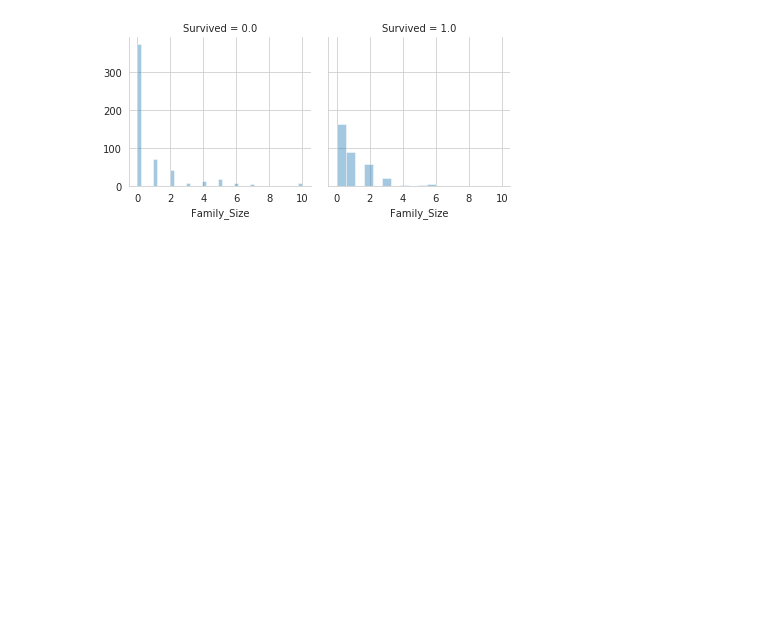
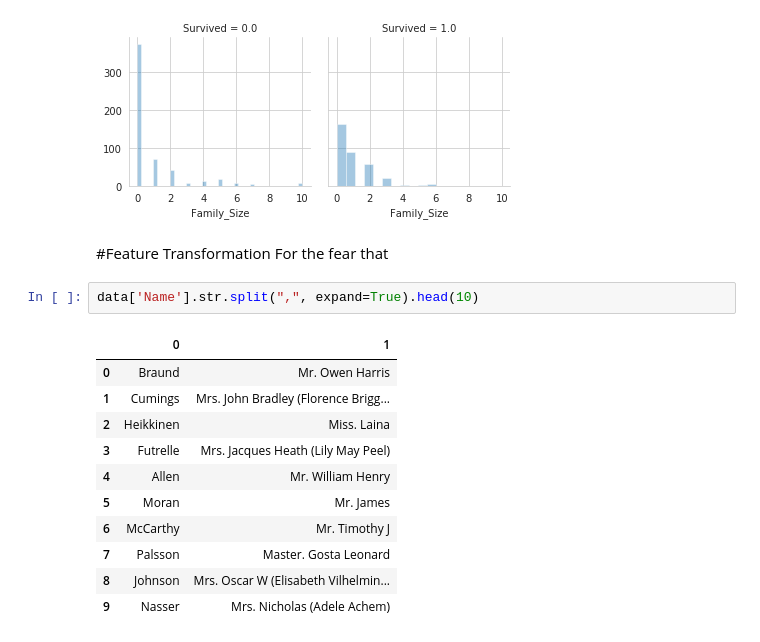
Before and after one commit to BigfatC/Titanic, a Jupyter notebook: Pre_process_data.ipynb, the cells around one changed output. Saved outputs shown, nothing was run; the diff lists cells and outputs as text; blank space fills up the shorter version.

```diff
--- a/Pre_process_data.ipynb
+++ b/Pre_process_data.ipynb
@@ -164,3 +156,20 @@ g.map(sns.distplot, 'Family_Size', kde = False)
 # %% [output]
 <seaborn.axisgrid.FacetGrid at 0x...>
 [figure]
+# %% [markdown]
+#Feature Transformation
+For the fear that
+# %%
+data['Name'].str.split(",", expand=True).head(10)
+# %% [output]
+|  | 0 | 1 |
+| 0 | Braund | Mr. Owen Harris |
+| 1 | Cumings | Mrs. John Bradley (Florence Brigg... |
+| 2 | Heikkinen | Miss. Laina |
+| 3 | Futrelle | Mrs. Jacques Heath (Lily May Peel) |
+| 4 | Allen | Mr. William Henry |
+| 5 | Moran | Mr. James |
+| 6 | McCarthy | Mr. Timothy J |
+| 7 | Palsson | Master. Gosta Leonard |
+| 8 | Johnson | Mrs. Oscar W (Elisabeth Vilhelmin... |
+| 9 | Nasser | Mrs. Nicholas (Adele Achem) |
```
Also changed, not shown: parts of 4 cells of this notebook.
